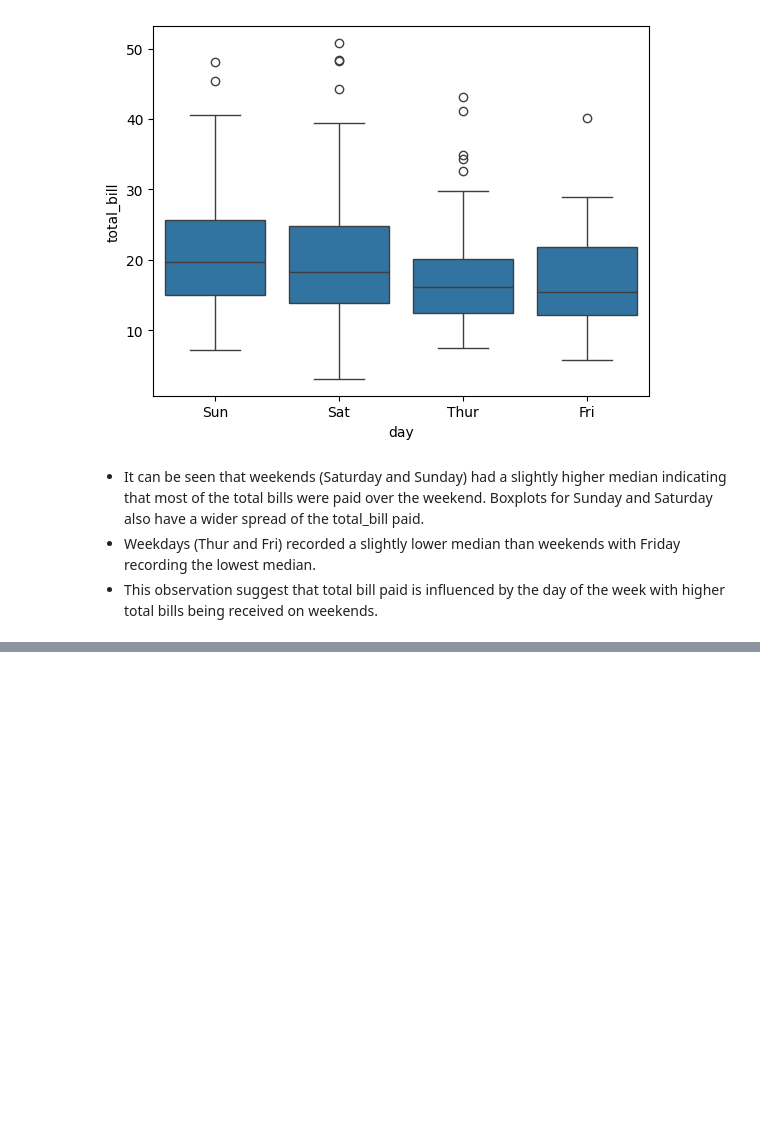
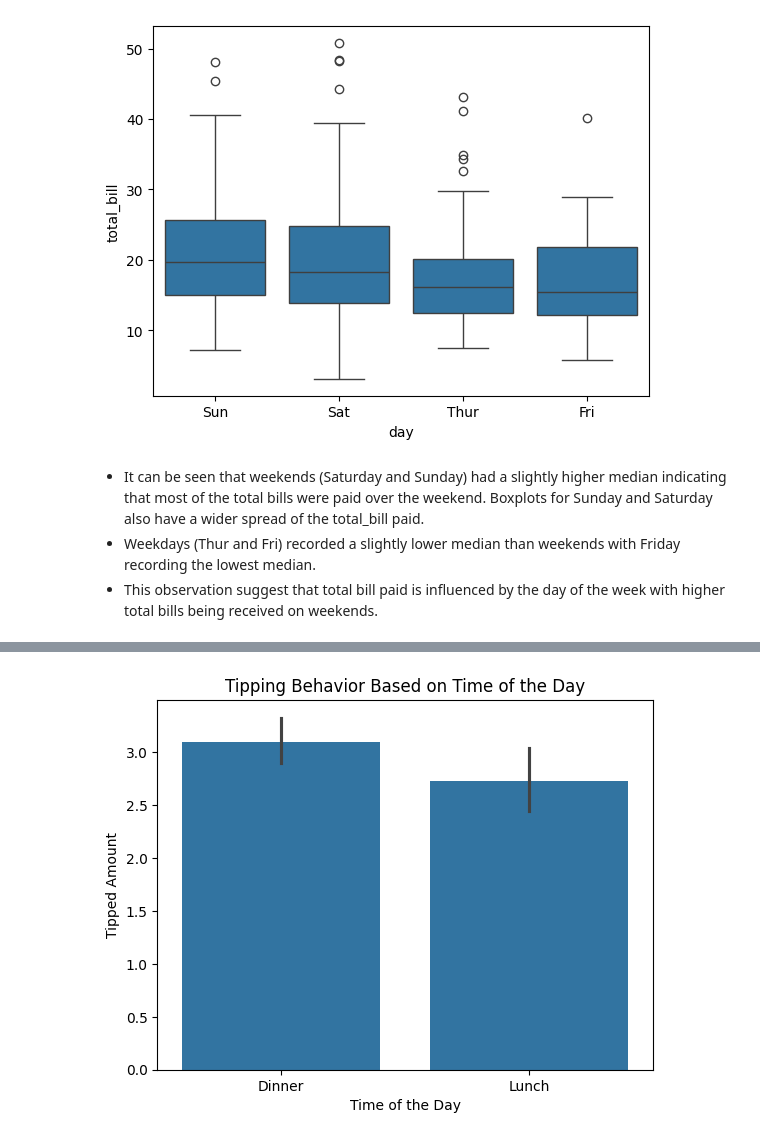
Before and after one commit to mut-rogers/tipsEDA, a Jupyter notebook: tips.ipynb, the cells around one changed output, grey strips where cells are left out. Drawn from its saved outputs; the diff is of its cells as text; code cells hidden in the pictures; blank space fills up the shorter version.

```diff
--- a/tips.ipynb
+++ b/tips.ipynb
@@ -132,0 +181,7 @@ sns.boxplot(tips_dataset, x="day", y="total_bill")
+# %%
+# Visualizing using barplot
+sns.barplot(tips_dataset, x="time", y="tip")
+
+set_xylabels("Time of the Day", "Tipped Amount", "Tipping Behavior Based on Time of the Day")
+# %% [output]
+[figure, added]
```
Also changed, not shown: parts of 14 cells of this notebook.
